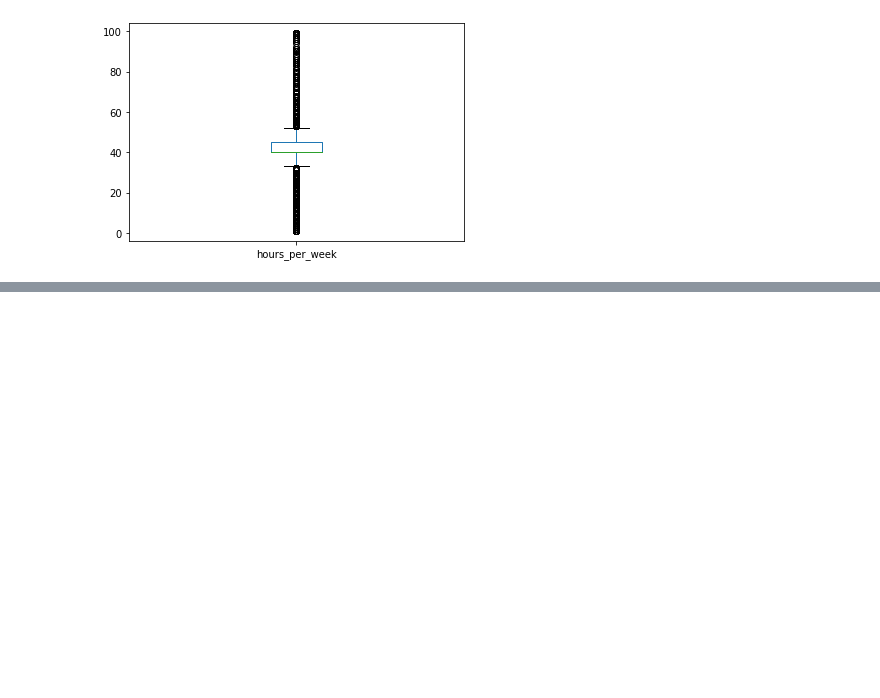
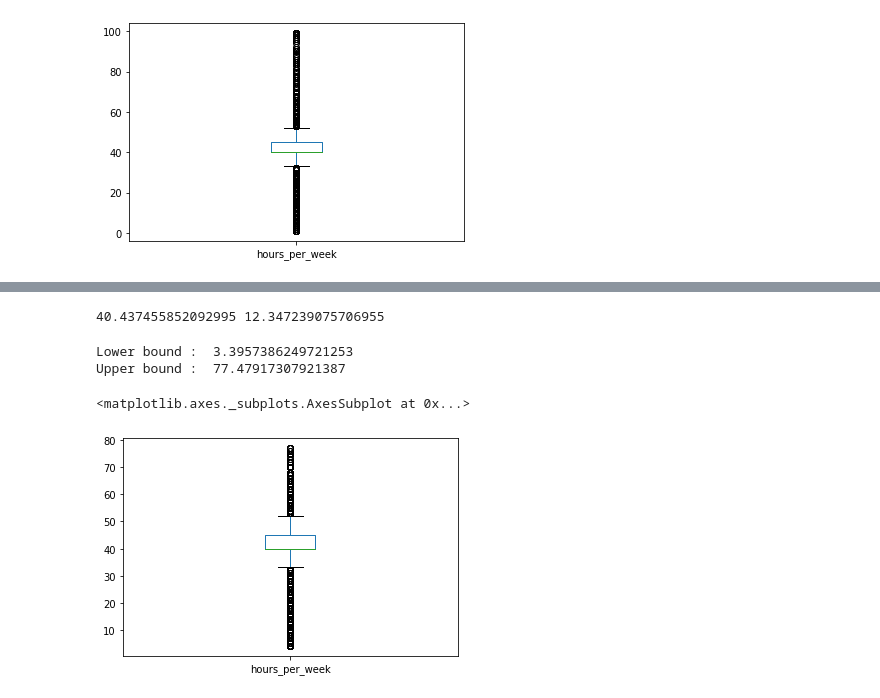
Before and after one commit to EverestBoy/Adult-data-analysis-from-ucl-machine-learning-repository, a Jupyter notebook: adult_data_github.ipynb, the cells around one changed output, grey strips where cells are left out. Cells and saved outputs as stored; diff of their text form; code cells hidden in the pictures; blank space fills up the shorter version.

```diff
--- a/adult_data_github.ipynb
+++ b/adult_data_github.ipynb
@@ -141,7 +142,7 @@ plt.hist(data.capital_gain);
 # %% [markdown]
 One extreme value (i.e point outlier) is seen, so we are going to remove it
 # %%
-data.loc[data.capital_gain>=99000, 'capital_gain'] = np.nan
+data.loc[data.capital_gain>99000, 'capital_gain'] = np.nan
 # %% [markdown]
 Again viewing in box plot
 # %%
@@ -162,0 +167,4 @@ Converting hours_per_week to integer
+# %%
+print(mean, standard_deviation)
+# %% [output]
+40.437455852092995 12.347239075706955
@@ -162,0 +174,13 @@ Converting hours_per_week to integer
+# %%
+print('Lower bound : ', lower_bound,'\nUpper bound : ', upper_bound)
+# %% [output]
+Lower bound :  3.3957386249721253
+Upper bound :  77.47917307921387
+# %%
+data.loc[data.hours_per_week > 77, 'hours_per_week'] = np.nan
+data.loc[data.hours_per_week <= 3, 'hours_per_week']= np.nan
+# %%
+data.hours_per_week.plot(kind= 'box')
+# %% [output]
+<matplotlib.axes._subplots.AxesSubplot at 0x...>
+[figure, added]
```
Also changed, not shown: parts of 23 cells of this notebook.
